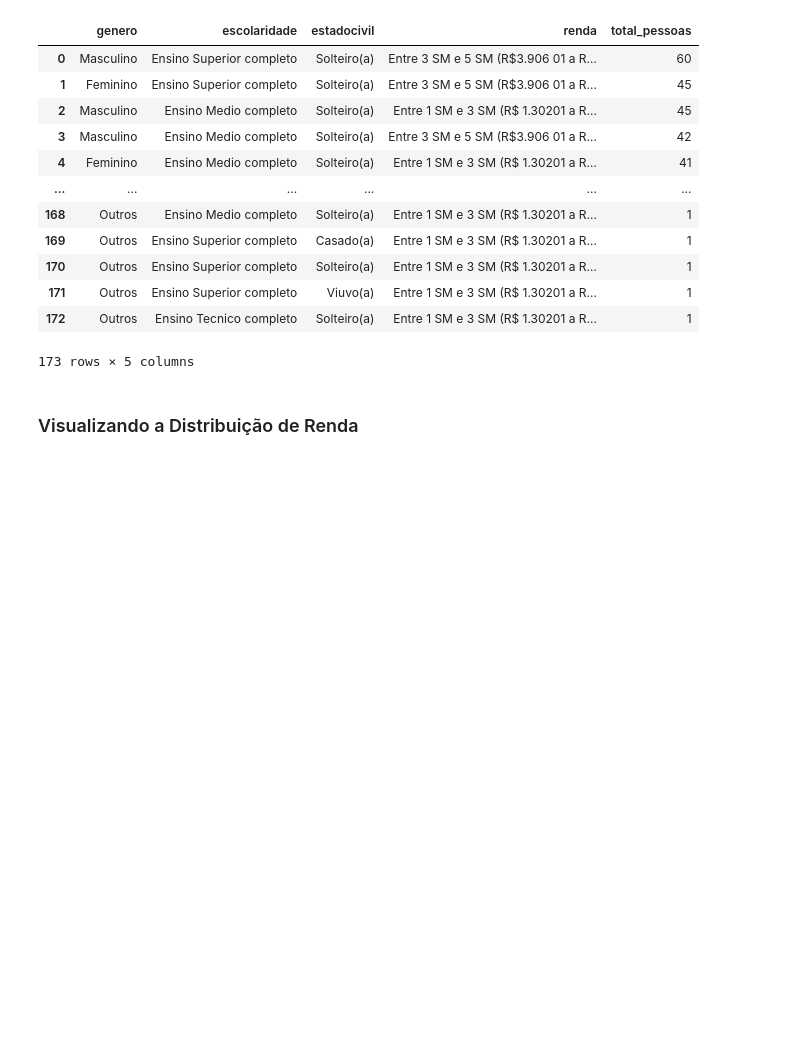
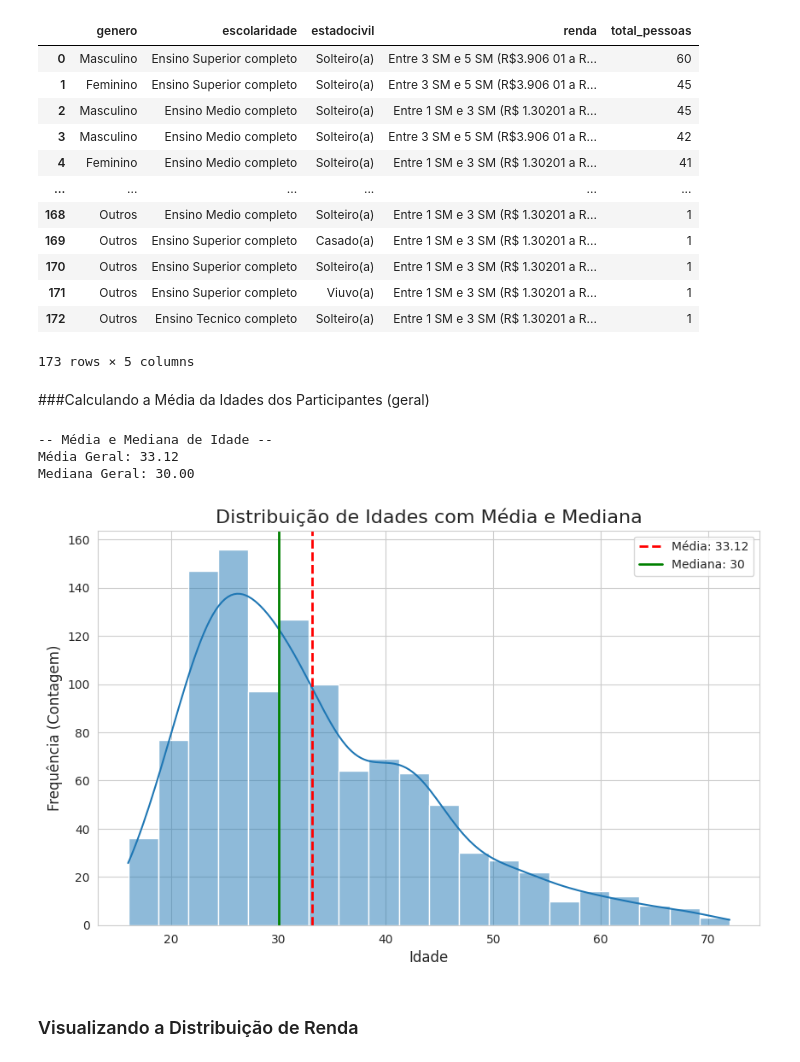
Before and after one commit to larissalvesds/Grupo7_ProjetoFinal, a Jupyter notebook: Anális_do_Carnaval_BH_Python_&_SQL.ipynb, the cells around one changed output. Cells and saved outputs as stored; diff of their text form; code cells hidden in the pictures; blank space fills up the shorter version.

Commit message:
Adicionando calculando a Média da Idades dos Participantes (geral)

```diff
--- a/Anális_do_Carnaval_BH_Python_&_SQL.ipynb
+++ b/Anális_do_Carnaval_BH_Python_&_SQL.ipynb
@@ -122,6 +125,57 @@ display(executar_query(query_perfil, engine))
 | 171 | Outros | Ensino Superior completo | Viuvo(a) | Entre 1 SM e 3 SM (R$ 1.30201 a R... | 1 |
 | 172 | Outros | Ensino Tecnico completo | Solteiro(a) | Entre 1 SM e 3 SM (R$ 1.30201 a R... | 1 |
 173 rows × 5 columns
+# %% [markdown]
+###Calculando a Média da Idades dos Participantes (geral)
+# %%
+# query que calcula a média de 'idade'
+query_idade = """
+      SELECT
+          AVG(idade) AS media_geral
+      FROM
+          tabelafinal
+      WHERE
+          idade IS NOT NULL;
+  """
+df_idade_media = executar_query(query_idade, engine)
+
+# Fetch data to calculate median in pandas
+query_idade_median_data = """
+SELECT idade
+FROM tabelafinal
+WHERE idade IS NOT NULL;
+"""
+df_idade_data = executar_query(query_idade_median_data, engine)
+
+# Calculate median using pandas
+median_idade = df_idade_data['idade'].median()
+
+print("\n-- Média e Mediana de Idade --")
+print(f"Média Geral: {df_idade_media['media_geral'].iloc[0]:.2f}")
+print(f"Mediana Geral: {median_idade:.2f}")
+# %% [output]
+-- Média e Mediana de Idade --
+Média Geral: 33.12
+Mediana Geral: 30.00
+# %%
+plt.figure(figsize=(10, 6))
+# criando o histograma.
+sns.histplot(data=df_idade_data, x='idade', kde=True, bins=20) # Ajuste o número de 'bins' se necessário
+
+# adicionando a linha vertical para a MÉDIA
+plt.axvline(df_idade_media['media_geral'].iloc[0], color='red', linestyle='--', linewidth=2, label=f'Média: {df_idade_media["media_geral"].iloc[0]:.2f}')
+
+# adicionando a linha vertical para a MEDIANA
+plt.axvline(median_idade, color='green', linestyle='-', linewidth=2, label=f'Mediana: {median_idade:.0f}')
+
+# títulos e legendas
+plt.title('Distribuição de Idades com Média e Mediana', fontsize=16)
+plt.xlabel('Idade', fontsize=12)
+plt.ylabel('Frequência (Contagem)', fontsize=12)
+plt.legend()
+plt.show()
+# %% [output]
+[figure, added]
 # %% [markdown]
 ###  Visualizando a Distribuição de Renda
 # %%
```
Also changed, not shown: parts of 26 cells of this notebook.
